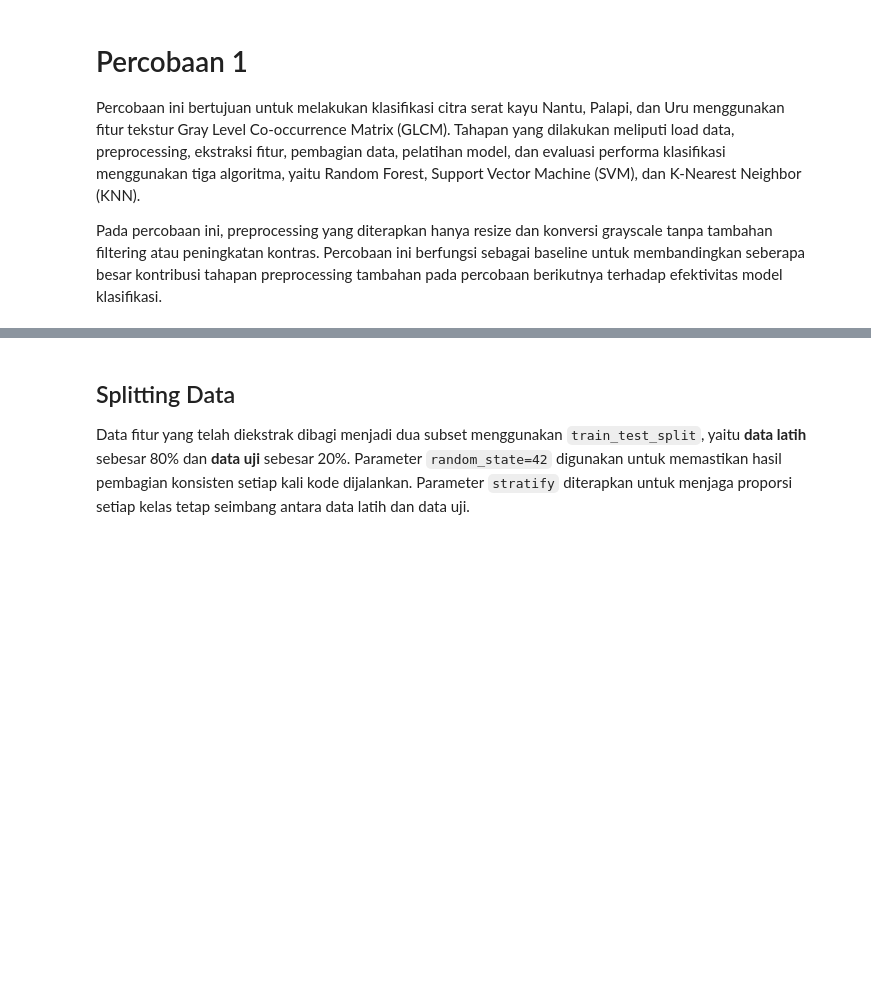
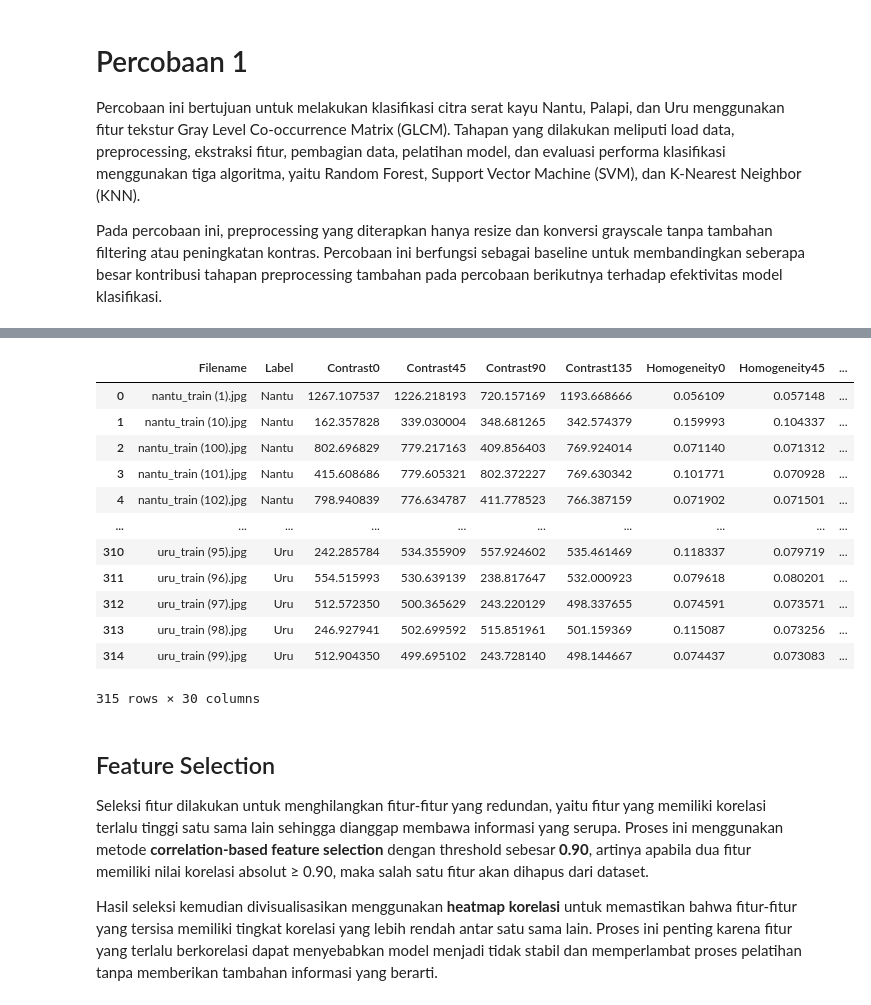
Before and after one commit to Sagos4321/PCD-Project-Kelompok-3, a Jupyter notebook: Percobaan1.ipynb, the cells around one changed output, grey strips where cells are left out. Drawn from its saved outputs; the diff is of its cells as text; code cells hidden in the pictures; blank space fills up the shorter version.

```diff
--- a/Percobaan1.ipynb
+++ b/Percobaan1.ipynb
@@ -100,0 +236,20 @@ Contoh fitur pertama: [5.82729700e+02 7.56529538e-01 1.23626759e-02 6.83088620e-
+# %%
+for i in range(len(dataPreprocessed)):
+    dataPreprocessed[i] = dataPreprocessed[i].astype(np.uint8)
+
+Derajat0 = []
+Derajat45 = []
+Derajat90 = []
+Derajat135 = []
+
+for i in range(len(dataPreprocessed)):
+    D0 = glcm(dataPreprocessed[i], 0)
+    D45 = glcm(dataPreprocessed[i], 45)
+    D90 = glcm(dataPreprocessed[i], 90)
+    D135 = glcm(dataPreprocessed[i], 135)
+    Derajat0.append(D0)
+    Derajat45.append(D45)
+    Derajat90.append(D90)
+    Derajat135.append(D135)
+
+print("--- Sukses membuat matriks GLCM untuk setiap sudut! ---")
@@ -101,5 +312,36 @@ Contoh fitur pertama: [5.82729700e+02 7.56529538e-01 1.23626759e-02 6.83088620e-
+# %%
+dataTable = {'Filename': file_name, 'Label': labels,
+        'Contrast0': Kontras0, 'Contrast45': Kontras45, 'Contrast90': Kontras90, 'Contrast135': Kontras135,
+        'Homogeneity0': homogenity0, 'Homogeneity45': homogenity45, 'Homogeneity90': homogenity90, 'Homogeneity135': homogenity135,
+        'Dissimilarity0': dissimilarity0, 'Dissimilarity45': dissimilarity45, 'Dissimilarity90': dissimilarity90, 'Dissimilarity135': dissimilarity135,
+        'Entropy0': entropy0, 'Entropy45': entropy45, 'Entropy90': entropy90, 'Entropy135': entropy135,
+        'ASM0': ASM0, 'ASM45': ASM45, 'ASM90': ASM90, 'ASM135': ASM135,
+        'Energy0': energy0, 'Energy45': energy45, 'Energy90': energy90, 'Energy135': energy135,
+        'Correlation0': correlation0, 'Correlation45': correlation45, 'Correlation90': correlation90, 'Correlation135': correlation135,
+        }
+df = pd.DataFrame(dataTable)
+df.to_csv('hasil_ekstraksi_percobaan1.csv', index=False)
+
+hasilEkstrak = pd.read_csv('hasil_ekstraksi_percobaan1.csv')
+hasilEkstrak
+# %% [output]
+|  | Filename | Label | Contrast0 | Contrast45 | Contrast90 | Contrast135 | Homogeneity0 | Homogeneity45 | ... |
+| 0 | nantu_train (1).jpg | Nantu | 1267.107537 | 1226.218193 | 720.157169 | 1193.668666 | 0.056109 | 0.057148 | ... |
+| 1 | nantu_train (10).jpg | Nantu | 162.357828 | 339.030004 | 348.681265 | 342.574379 | 0.159993 | 0.104337 | ... |
+| 2 | nantu_train (100).jpg | Nantu | 802.696829 | 779.217163 | 409.856403 | 769.924014 | 0.071140 | 0.071312 | ... |
+| 3 | nantu_train (101).jpg | Nantu | 415.608686 | 779.605321 | 802.372227 | 769.630342 | 0.101771 | 0.070928 | ... |
+| 4 | nantu_train (102).jpg | Nantu | 798.940839 | 776.634787 | 411.778523 | 766.387159 | 0.071902 | 0.071501 | ... |
+| ... | ... | ... | ... | ... | ... | ... | ... | ... | ... |
+| 310 | uru_train (95).jpg | Uru | 242.285784 | 534.355909 | 557.924602 | 535.461469 | 0.118337 | 0.079719 | ... |
+| 311 | uru_train (96).jpg | Uru | 554.515993 | 530.639139 | 238.817647 | 532.000923 | 0.079618 | 0.080201 | ... |
+| 312 | uru_train (97).jpg | Uru | 512.572350 | 500.365629 | 243.220129 | 498.337655 | 0.074591 | 0.073571 | ... |
+| 313 | uru_train (98).jpg | Uru | 246.927941 | 502.699592 | 515.851961 | 501.159369 | 0.115087 | 0.073256 | ... |
+| 314 | uru_train (99).jpg | Uru | 512.904350 | 499.695102 | 243.728140 | 498.144667 | 0.074437 | 0.073083 | ... |
+315 rows × 30 columns
 # %% [markdown]
-## Splitting Data
+## Feature Selection
 
-Data fitur yang telah diekstrak dibagi menjadi dua subset menggunakan `train_test_split`, yaitu **data latih** sebesar 80% dan **data uji** sebesar 20%. Parameter `random_state=42` digunakan untuk memastikan hasil pembagian konsisten setiap kali kode dijalankan. Parameter `stratify` diterapkan untuk menjaga proporsi setiap kelas tetap seimbang antara data latih dan data uji.
+Seleksi fitur dilakukan untuk menghilangkan fitur-fitur yang redundan, yaitu fitur yang memiliki korelasi terlalu tinggi satu sama lain sehingga dianggap membawa informasi yang serupa. Proses ini menggunakan metode **correlation-based feature selection** dengan threshold sebesar **0.90**, artinya apabila dua fitur memiliki nilai korelasi absolut ≥ 0.90, maka salah satu fitur akan dihapus dari dataset.
+
+Hasil seleksi kemudian divisualisasikan menggunakan **heatmap korelasi** untuk memastikan bahwa fitur-fitur yang tersisa memiliki tingkat korelasi yang lebih rendah antar satu sama lain. Proses ini penting karena fitur yang terlalu berkorelasi dapat menyebabkan model menjadi tidak stabil dan memperlambat proses pelatihan tanpa memberikan tambahan informasi yang berarti.
 # %%
```
Also changed, not shown: parts of 33 cells of this notebook.
